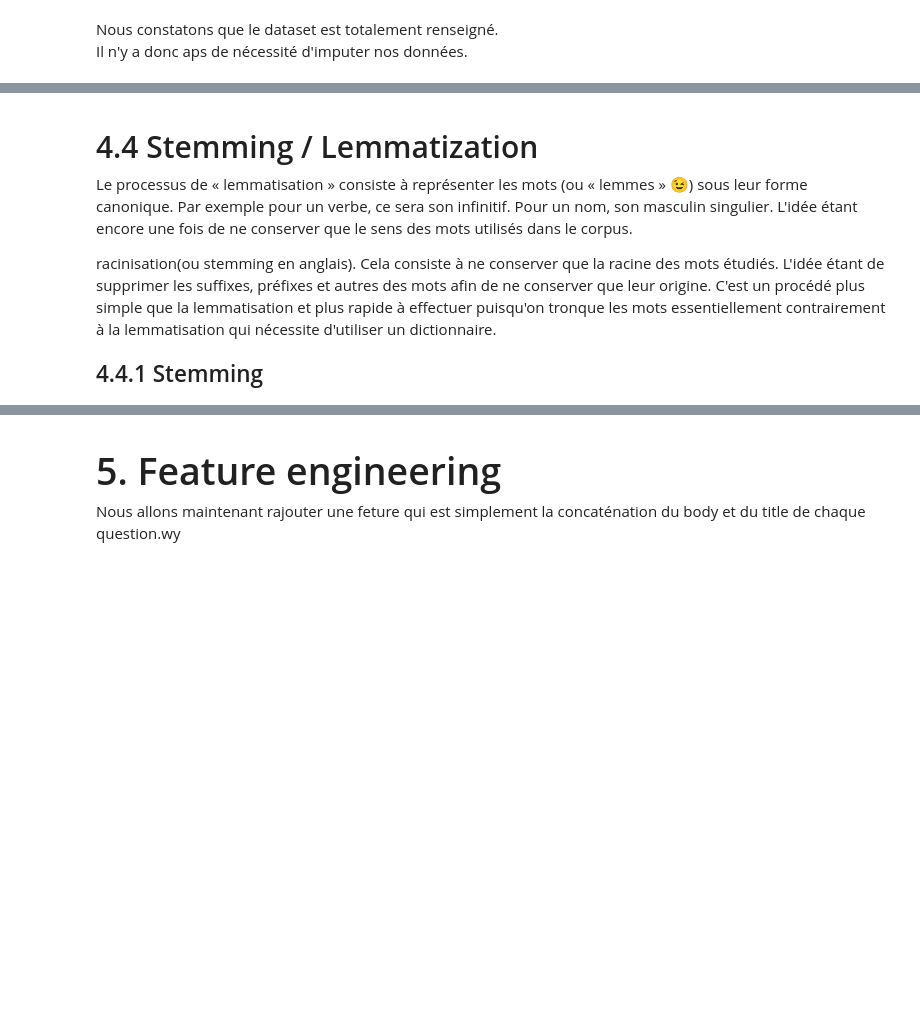
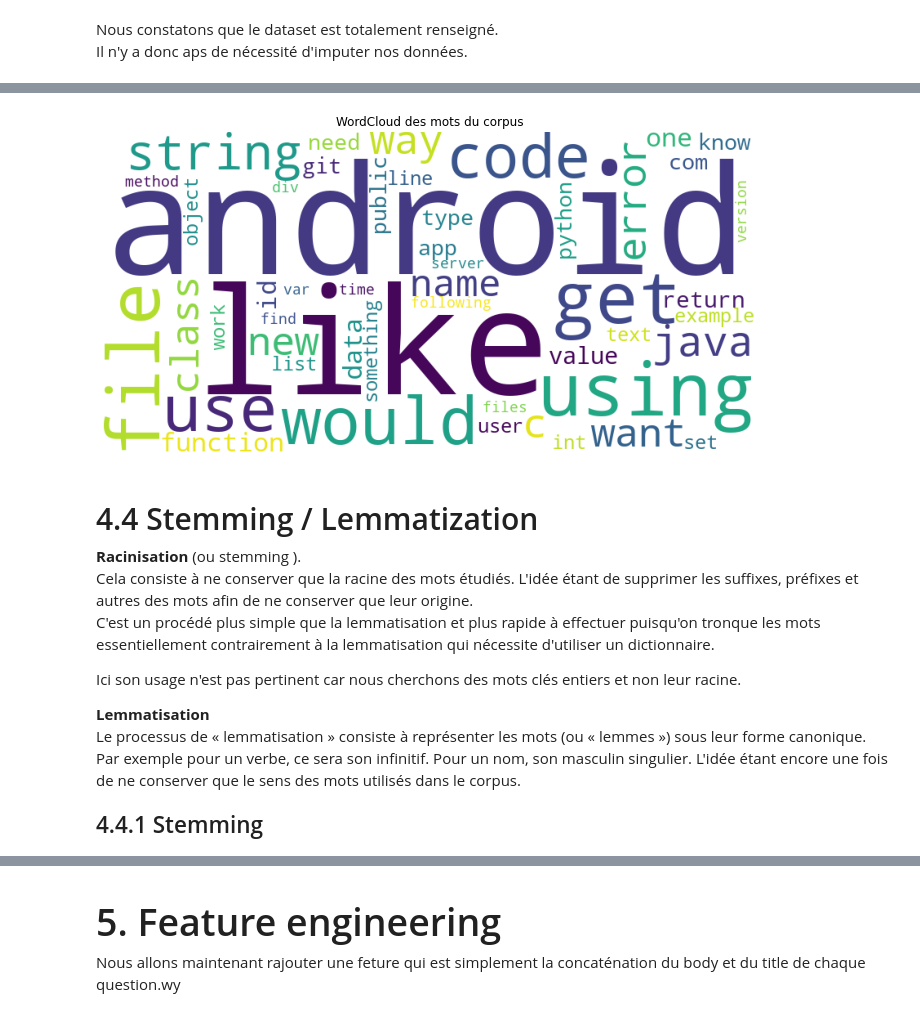
Before and after one commit to abugeia/P5_OCR_categorize_questions, a Jupyter notebook: P5_01_notebookexploration.ipynb, the cells around one changed output, grey strips where cells are left out. Cells and saved outputs as stored; diff of their text form; code cells hidden in the pictures; blank space fills up the shorter version.

```diff
--- a/P5_01_notebookexploration.ipynb
+++ b/P5_01_notebookexploration.ipynb
@@ -423,3 +431,5 @@ Nous allons utiliser une liste standard fournie par nltk.
 Options :
 * Ajouter les mots les plus fréquents de notre corpus à cette liste
 * Enlever les adjectifs (grâce aux tag nltk)
+# %%
+col_tok = ["Body_tok", "Title_tok", "Tags_tok"]
@@ -434,13 +496,40 @@ sw = stopwords.words("english")
 # %%
 for col in col_tok:
     data[col] = data[col].apply(lambda x: remove_stopwords(x))
+# %%
+corpus_1D = to_1D(data['Title_tok'] + data['Body_tok'])
+vc_corpus = corpus_1D.value_counts()
+
+plt.figure(figsize=(12, 6))
+
+wordcloud = WordCloud(background_color = 'white',
+max_words = 50,
+width=800,
+height=400).generate_from_frequencies(vc_corpus)
+plt.imshow(wordcloud)
+plt.axis("off")
+plt.savefig('img/wordcloud_corpus.png', bbox_inches='tight')
+plt.title("WordCloud des mots du corpus")
+
+plt.show();
+# %% [output]
+[figure, added]
 # %% [markdown]
 <a id="4.4"></a>
 <h3 style="font-family:verdana;font-size:200%;text-align:left;">4.4 Stemming / Lemmatization</h3>
 
-Le processus de « lemmatisation » consiste à représenter les mots (ou « lemmes » 😉) sous leur forme canonique. Par exemple pour un verbe, ce sera son infinitif. Pour un nom, son masculin singulier. L'idée étant encore une fois de ne conserver que le sens des mots utilisés dans le corpus.
+**Racinisation** (ou stemming ).
+Cela consiste à ne conserver que la racine des mots étudiés. L'idée étant de supprimer les suffixes, préfixes et autres des mots afin de ne conserver que leur origine.
+C'est un procédé plus simple que la lemmatisation et plus rapide à effectuer puisqu'on tronque les mots essentiellement contrairement à la lemmatisation qui nécessite d'utiliser un dictionnaire.
 
-racinisation(ou stemming en anglais). Cela consiste à ne conserver que la racine des mots étudiés. L'idée étant de supprimer les suffixes, préfixes et autres des mots afin de ne conserver que leur origine. C'est un procédé plus simple que la lemmatisation et plus rapide à effectuer puisqu'on tronque les mots essentiellement contrairement à la lemmatisation qui nécessite d'utiliser un dictionnaire.
+Ici son usage n'est pas pertinent car nous cherchons des mots clés entiers et non leur racine.
+
+**Lemmatisation**
+Le processus de « lemmatisation » consiste à représenter les mots (ou « lemmes ») sous leur forme canonique.
+Par exemple pour un verbe, ce sera son infinitif.
+Pour un nom, son masculin singulier.
+L'idée étant encore une fois de ne conserver que le sens des mots utilisés dans le corpus.
+
 
 <a id="4.4.1"></a>
 <h4 style="font-family:verdana;font-size:150%;text-align:left;">4.4.1 Stemming</h3>
```
Also changed, not shown: parts of 34 cells of this notebook, 21 other files.
